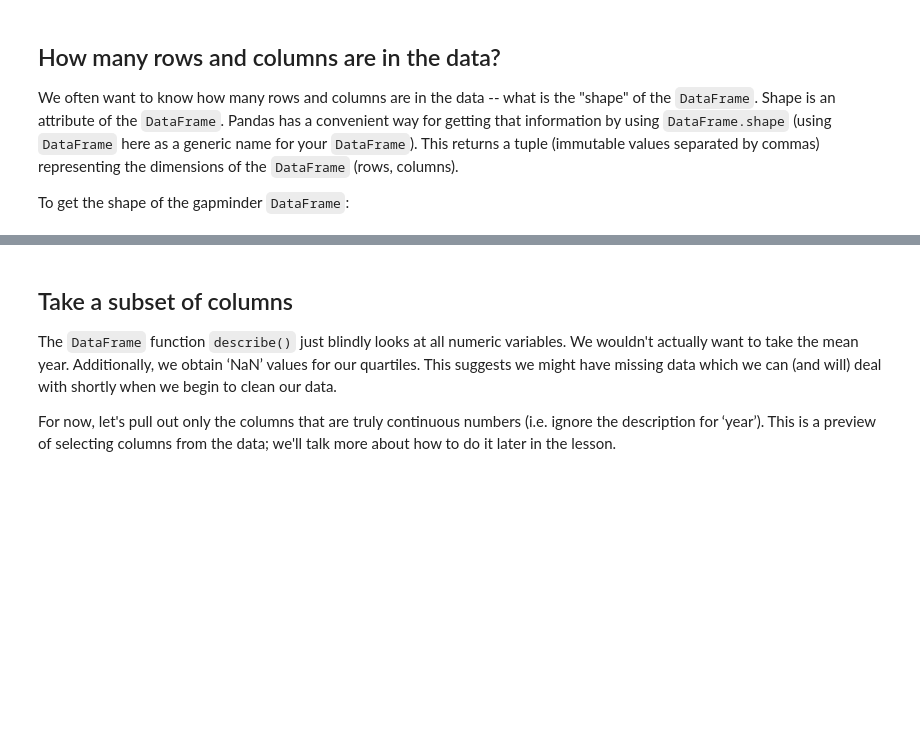
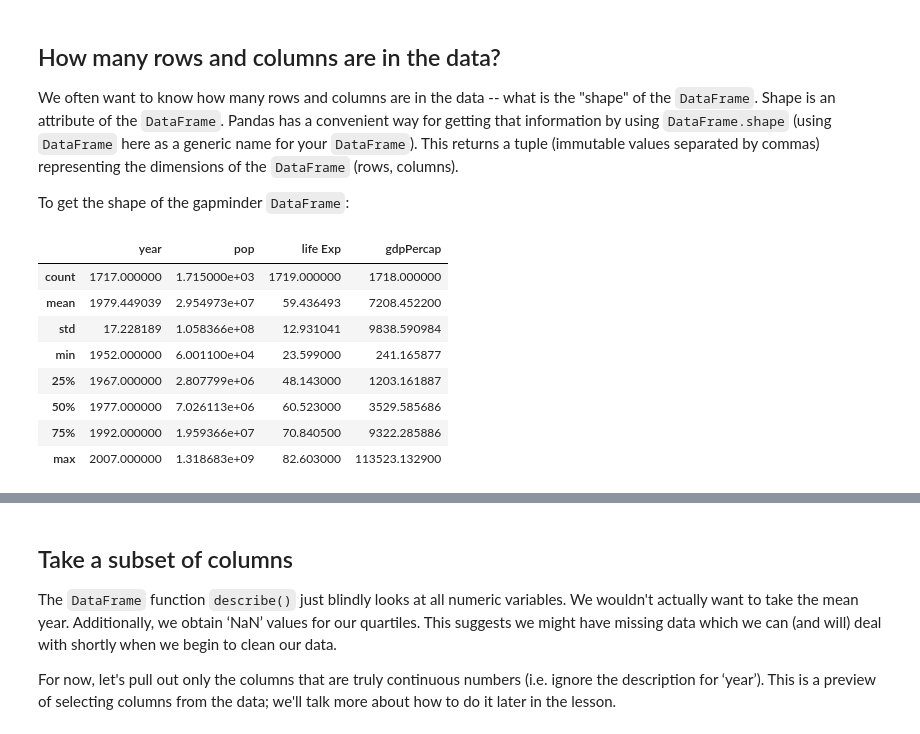
Before and after one commit to choldgraf/reproducible_research_2017, a Jupyter notebook: week_02/extras/03-data-exploration-RR-jupyter/Data exploration.ipynb, the cells around one changed output, grey strips where cells are left out. Drawn from its saved outputs; the diff is of its cells as text; code cells hidden in the pictures; blank space fills up the shorter version.

```diff
--- a/week_02/extras/03-data-exploration-RR-jupyter/Data exploration.ipynb
+++ b/week_02/extras/03-data-exploration-RR-jupyter/Data exploration.ipynb
@@ -67,6 +90,18 @@ Let's get an idea for how "clean" the data is. For example, are the values what
 We often want to know how many rows and columns are in the data -- what is the "shape" of the `DataFrame`. Shape is an attribute of the `DataFrame`. Pandas has a convenient way for getting that information by using `DataFrame.shape`  (using `DataFrame` here as a generic name for your `DataFrame`). This returns a tuple (immutable values separated by commas) representing the dimensions of the `DataFrame` (rows, columns).
 
 To get the shape of the gapminder `DataFrame`:
+# %%
+gapminder.describe()
+# %% [output]
+|  | year | pop | life Exp | gdpPercap |
+| count | 1717.000000 | 1.715000e+03 | 1719.000000 | 1718.000000 |
+| mean | 1979.449039 | 2.954973e+07 | 59.436493 | 7208.452200 |
+| std | 17.228189 | 1.058366e+08 | 12.931041 | 9838.590984 |
+| min | 1952.000000 | 6.001100e+04 | 23.599000 | 241.165877 |
+| 25% | 1967.000000 | 2.807799e+06 | 48.143000 | 1203.161887 |
+| 50% | 1977.000000 | 7.026113e+06 | 60.523000 | 3529.585686 |
+| 75% | 1992.000000 | 1.959366e+07 | 70.840500 | 9322.285886 |
+| max | 2007.000000 | 1.318683e+09 | 82.603000 | 113523.132900 |
 # %%
 gapminder.shape
 
```
Also changed, not shown: parts of 42 cells of this notebook, 14 other files.
